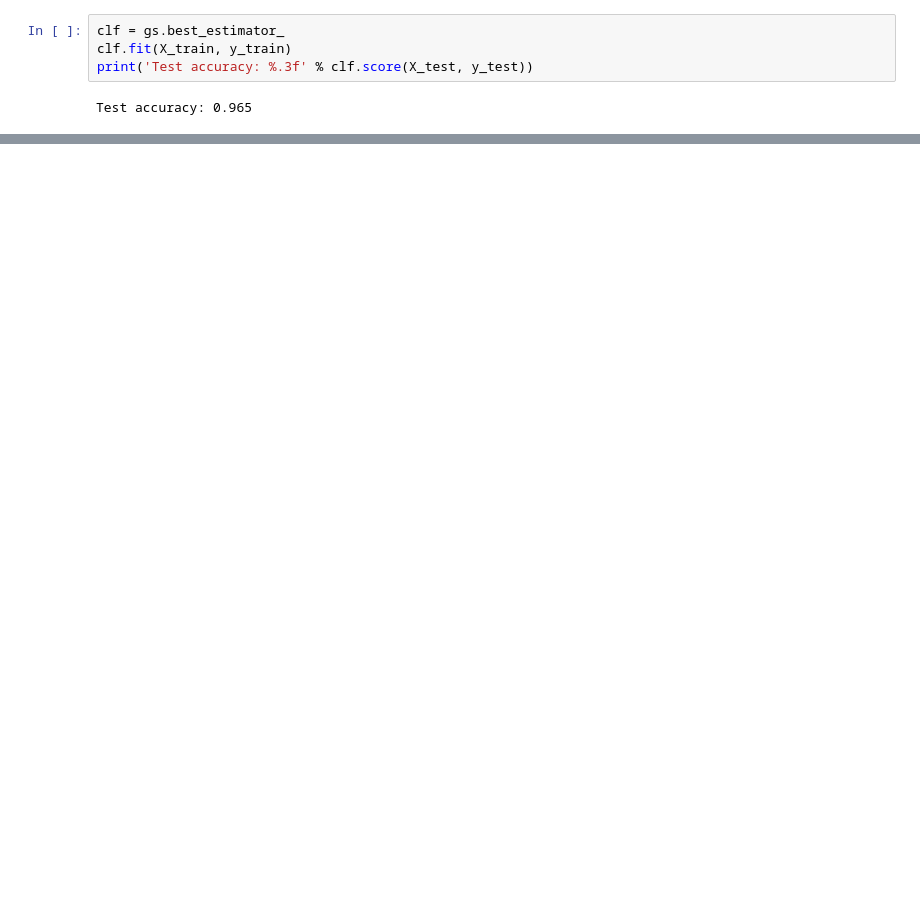
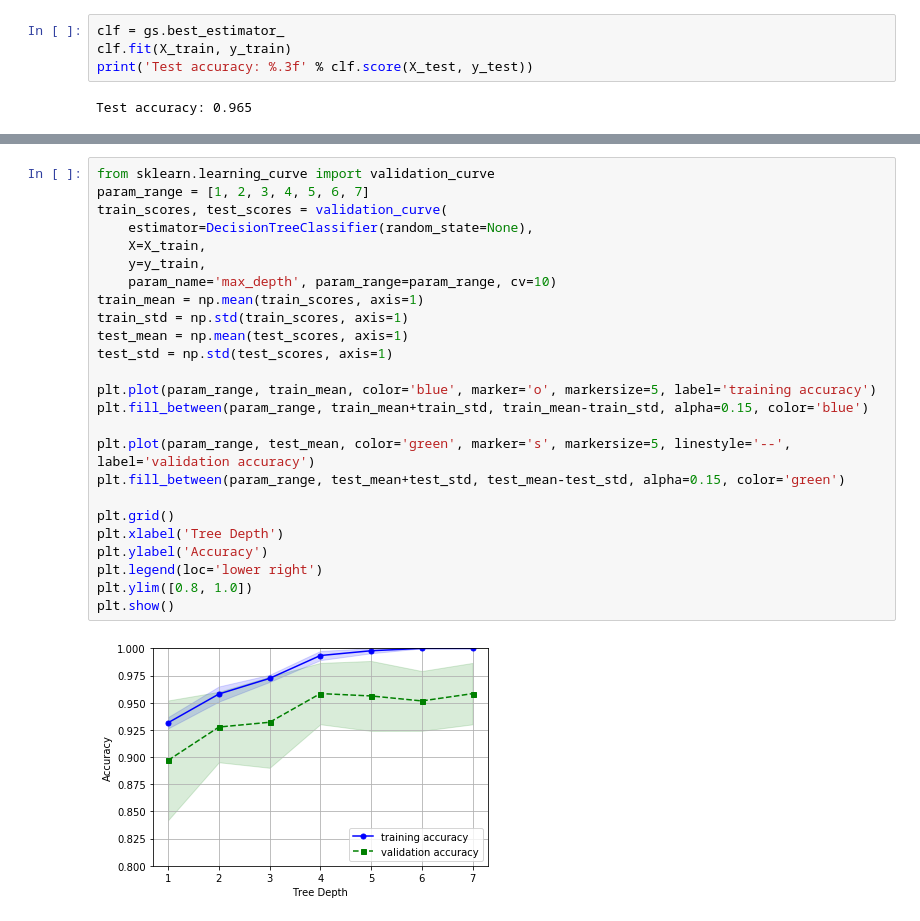
Before and after one commit to grzegorzme/Python-ML-Tutorial, a Jupyter notebook: py-ml-ch06.ipynb, the cells around one changed output, grey strips where cells are left out. Saved outputs shown, nothing was run; the diff lists cells and outputs as text; blank space fills up the shorter version.

Commit message:
Hyper parameter optimization playing around

```diff
--- a/py-ml-ch06.ipynb
+++ b/py-ml-ch06.ipynb
@@ -163,0 +188,27 @@ Test accuracy: 0.965
+# %%
+from sklearn.learning_curve import validation_curve
+param_range = [1, 2, 3, 4, 5, 6, 7]
+train_scores, test_scores = validation_curve(
+    estimator=DecisionTreeClassifier(random_state=None),
+    X=X_train,
+    y=y_train,
+    param_name='max_depth', param_range=param_range, cv=10)
+train_mean = np.mean(train_scores, axis=1)
+train_std = np.std(train_scores, axis=1)
+test_mean = np.mean(test_scores, axis=1)
+test_std = np.std(test_scores, axis=1)
+
+plt.plot(param_range, train_mean, color='blue', marker='o', markersize=5, label='training accuracy')
+plt.fill_between(param_range, train_mean+train_std, train_mean-train_std, alpha=0.15, color='blue')
+
+plt.plot(param_range, test_mean, color='green', marker='s', markersize=5, linestyle='--', label='validation accuracy')
+plt.fill_between(param_range, test_mean+test_std, test_mean-test_std, alpha=0.15, color='green')
+
+plt.grid()
+plt.xlabel('Tree Depth')
+plt.ylabel('Accuracy')
+plt.legend(loc='lower right')
+plt.ylim([0.8, 1.0])
+plt.show()
+# %% [output]
+[figure, added]
```
Also changed, not shown: parts of 10 cells of this notebook.
